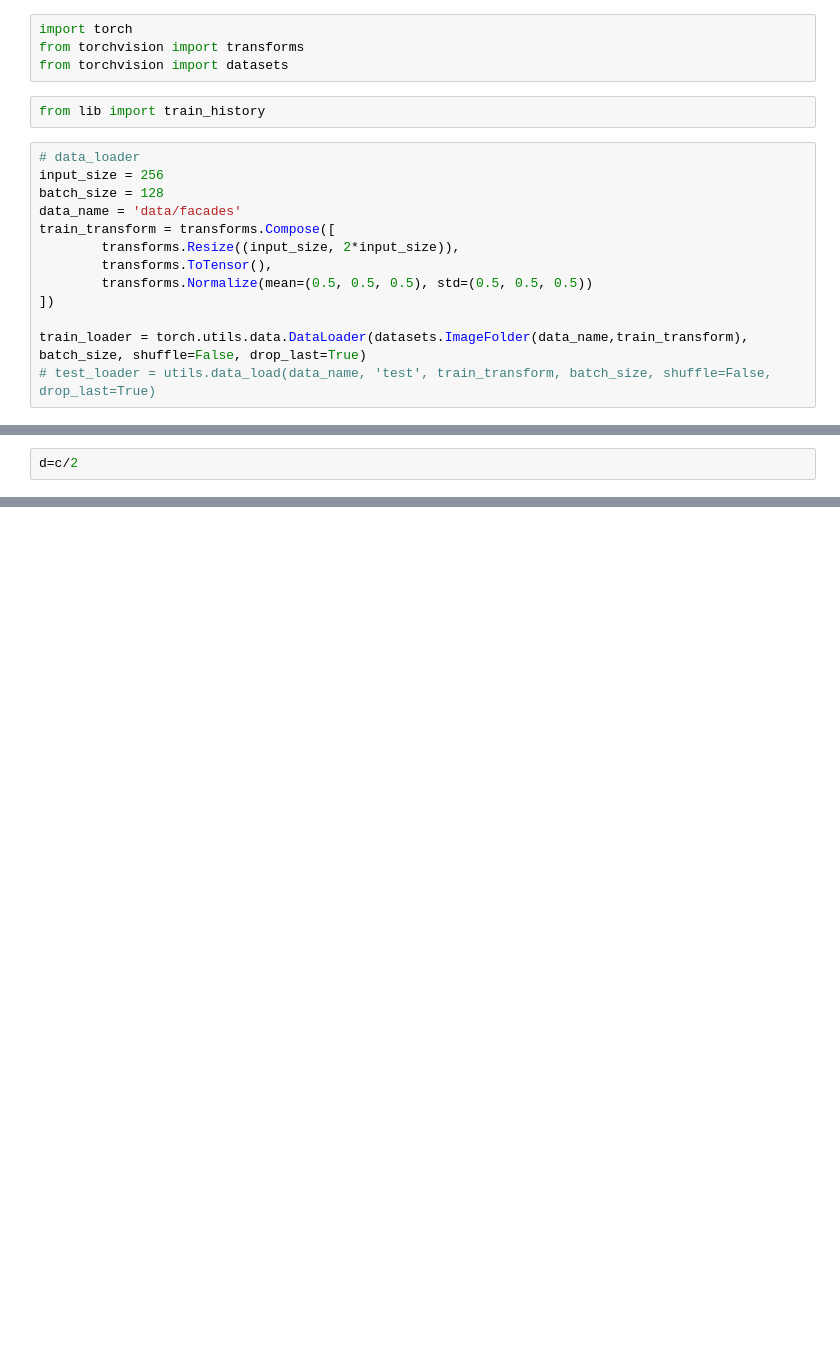
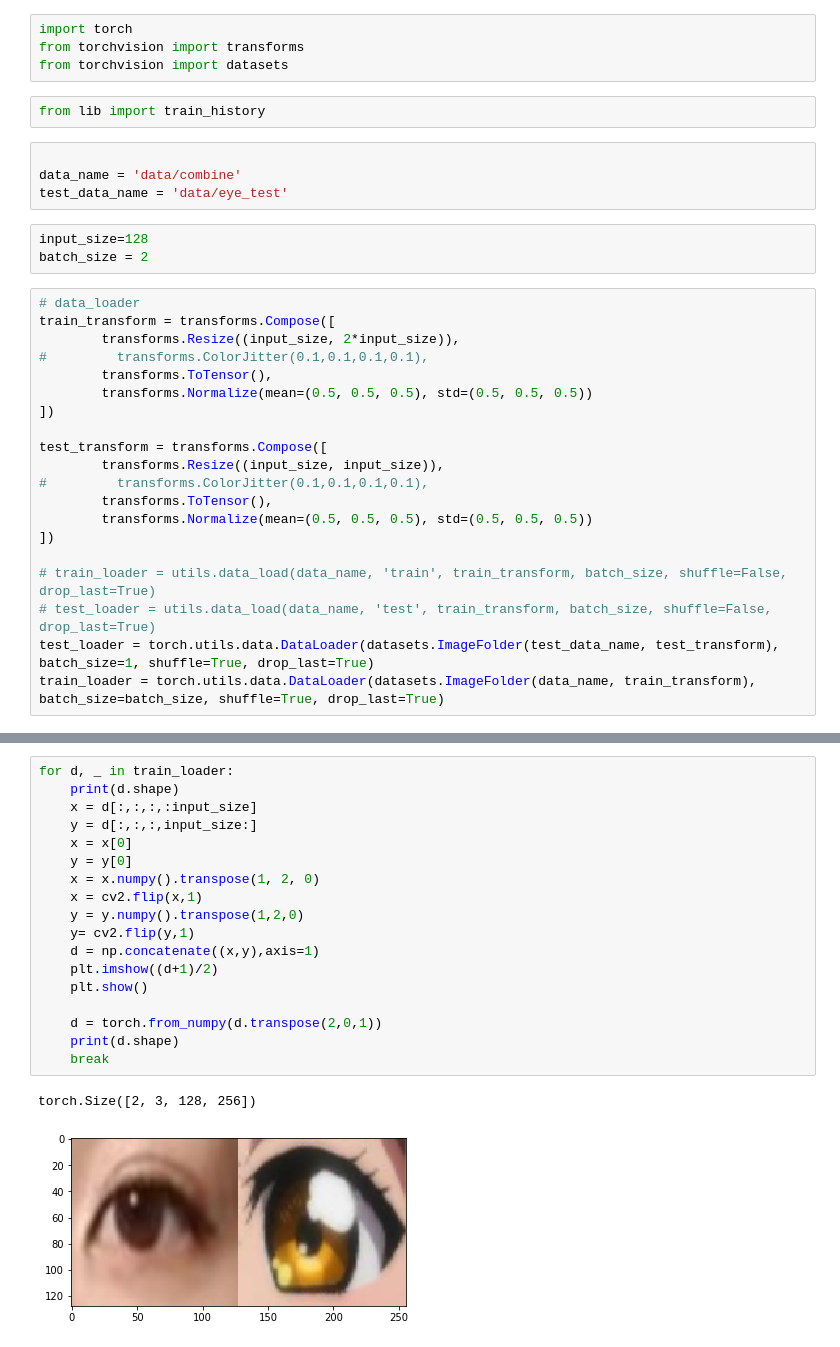
Before and after one commit to teejs2012/virtual_avatar, a Jupyter notebook: Untitled.ipynb, the cells around one changed output, grey strips where cells are left out. Cells and saved outputs as stored; diff of their text form; blank space fills up the shorter version.

Commit message:
add test process for pix2pix

```diff
--- a/Untitled.ipynb
+++ b/Untitled.ipynb
@@ -4,16 +4,30 @@ from torchvision import transforms
 from torchvision import datasets
 # %%
 from lib import train_history
+# %%
+
+data_name = 'data/combine'
+test_data_name = 'data/eye_test'
+# %%
+input_size=128
+batch_size = 2
 # %%
 # data_loader
-input_size = 256
-batch_size = 128
-data_name = 'data/facades'
 train_transform = transforms.Compose([
         transforms.Resize((input_size, 2*input_size)),
+#         transforms.ColorJitter(0.1,0.1,0.1,0.1),
         transforms.ToTensor(),
         transforms.Normalize(mean=(0.5, 0.5, 0.5), std=(0.5, 0.5, 0.5))
 ])
 
-train_loader = torch.utils.data.DataLoader(datasets.ImageFolder(data_name,train_transform), batch_size, shuffle=False, drop_last=True)
+test_transform = transforms.Compose([
+        transforms.Resize((input_size, input_size)),
+#         transforms.ColorJitter(0.1,0.1,0.1,0.1),
+        transforms.ToTensor(),
+        transforms.Normalize(mean=(0.5, 0.5, 0.5), std=(0.5, 0.5, 0.5))
+])
+
+# train_loader = utils.data_load(data_name, 'train', train_transform, batch_size, shuffle=False, drop_last=True)
 # test_loader = utils.data_load(data_name, 'test', train_transform, batch_size, shuffle=False, drop_last=True)
+test_loader = torch.utils.data.DataLoader(datasets.ImageFolder(test_data_name, test_transform), batch_size=1, shuffle=True, drop_last=True)
+train_loader = torch.utils.data.DataLoader(datasets.ImageFolder(data_name, train_transform), batch_size=batch_size, shuffle=True, drop_last=True)
@@ -84,2 +33,0 @@ RuntimeError: you can only change requires_grad flags of leaf variables. If you
-# %%
-d=c/2
@@ -93,0 +48,21 @@ tensor([0.1000, 0.1000, 0.1000, 0.1000, 0.1000])
+# %%
+for d, _ in train_loader:
+    print(d.shape)
+    x = d[:,:,:,:input_size]
+    y = d[:,:,:,input_size:]
+    x = x[0]
+    y = y[0]
+    x = x.numpy().transpose(1, 2, 0)
+    x = cv2.flip(x,1)
+    y = y.numpy().transpose(1,2,0)
+    y= cv2.flip(y,1)
+    d = np.concatenate((x,y),axis=1)
+    plt.imshow((d+1)/2)
+    plt.show()
+
+    d = torch.from_numpy(d.transpose(2,0,1))
+    print(d.shape)
+    break
+# %% [output]
+torch.Size([2, 3, 128, 256])
+[figure, added]
```
Also changed, not shown: parts of 17 cells of this notebook, 2 other files.
